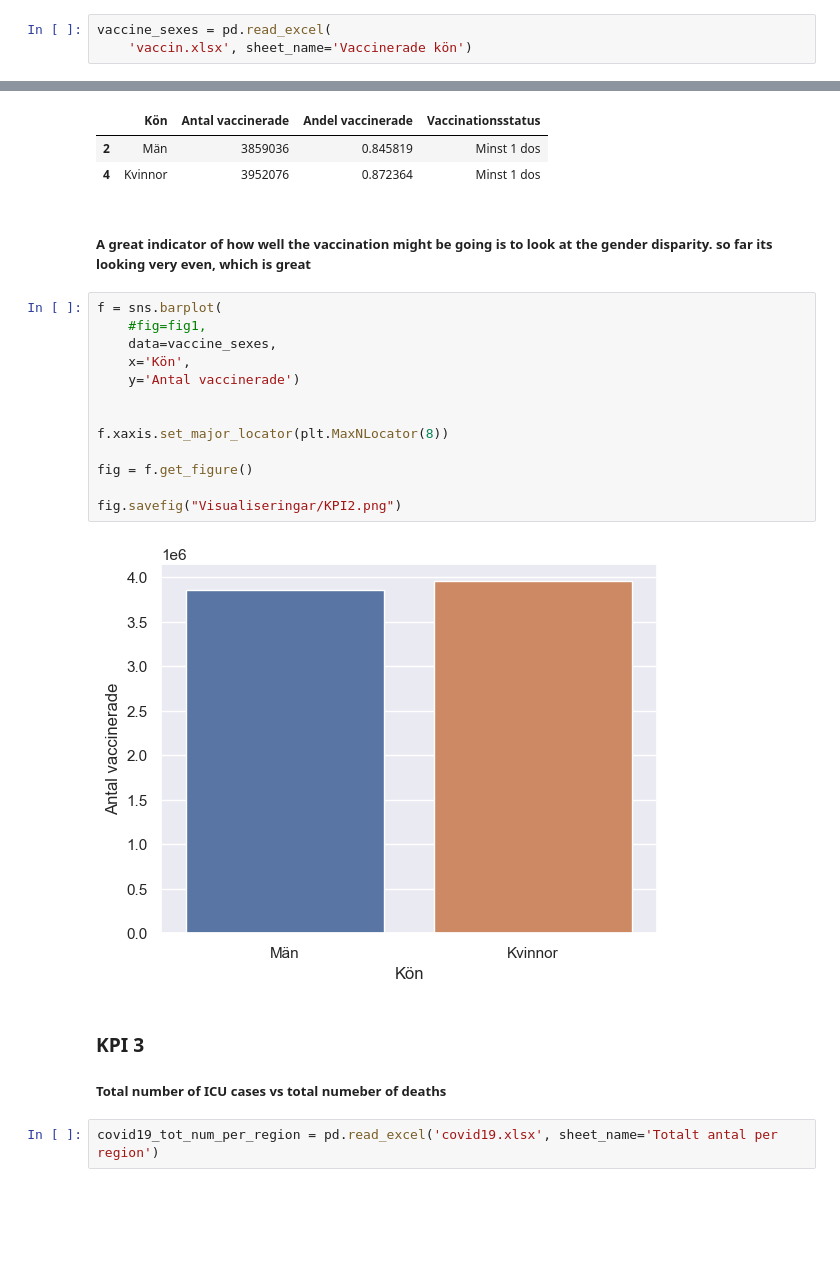
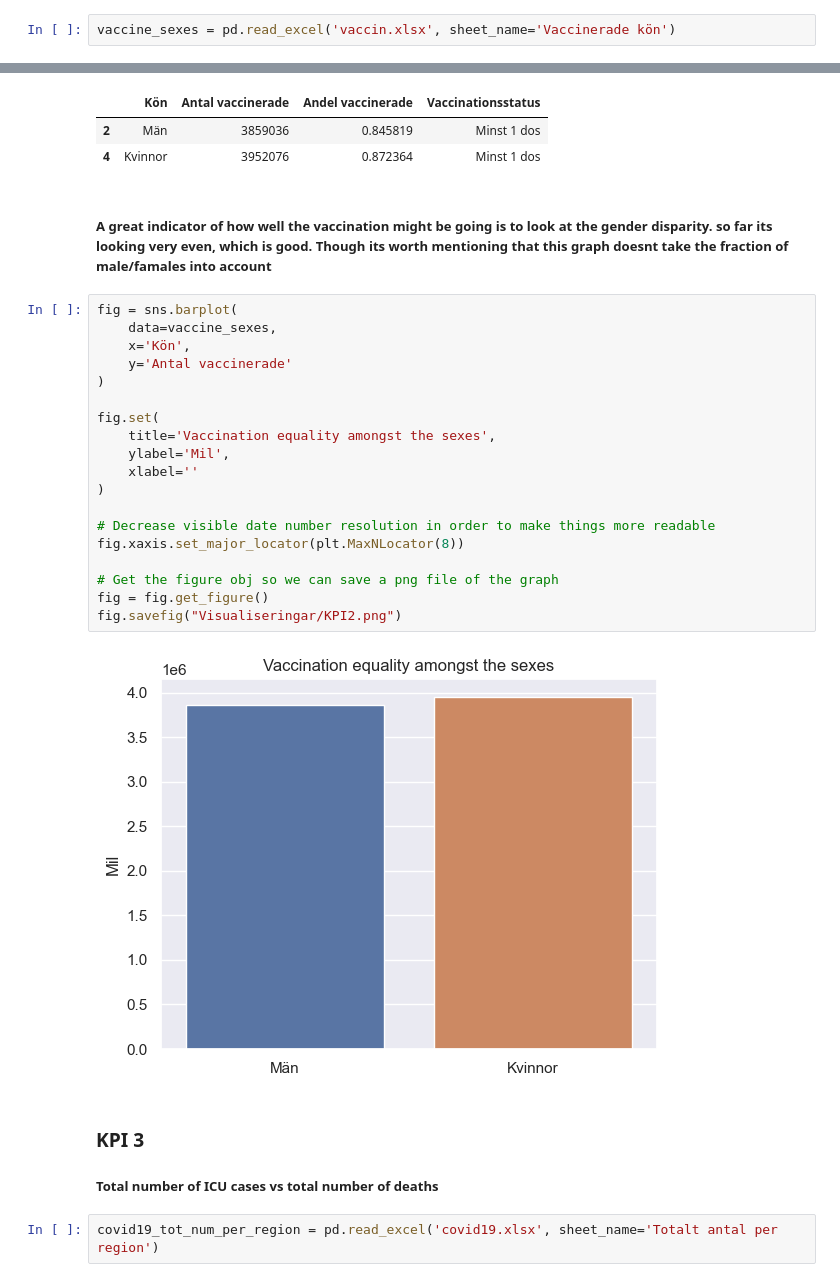
Before and after one commit to Kevy69/Databehandling-Kevin, a Jupyter notebook: Labs/Lab 1/Lab1.ipynb, the cells around one changed output, grey strips where cells are left out. Drawn from its saved outputs; the diff is of its cells as text; blank space fills up the shorter version.

```diff
--- a/Labs/Lab 1/Testing.ipynb
+++ b/Labs/Lab 1/Lab1.ipynb
@@ -505,6 +513,5 @@ fig.savefig("Visualiseringar/KPI1.png")
 ### KPI 2
 ##### Vaccination equality amongst the sexes
 # %%
-vaccine_sexes = pd.read_excel(
-    'vaccin.xlsx', sheet_name='Vaccinerade kön')
+vaccine_sexes = pd.read_excel('vaccin.xlsx', sheet_name='Vaccinerade kön')
 # %%
@@ -540,25 +558,31 @@ vaccine_sexes
 | 2 | Män | 3859036 | 0.845819 | Minst 1 dos |
 | 4 | Kvinnor | 3952076 | 0.872364 | Minst 1 dos |
 # %% [markdown]
-##### A great indicator of how well the vaccination might be going is to look at the gender disparity. so far its looking very even, which is great
+##### A great indicator of how well the vaccination might be going is to look at the gender disparity. so far its looking very even, which is good. Though its worth mentioning that this graph doesnt take the fraction of male/famales into account
 # %%
-f = sns.barplot(
-    #fig=fig1,
+fig = sns.barplot(
     data=vaccine_sexes,
     x='Kön',
-    y='Antal vaccinerade')
+    y='Antal vaccinerade'
+)
 
+fig.set(
+    title='Vaccination equality amongst the sexes',
+    ylabel='Mil',
+    xlabel=''
+)
 
-f.xaxis.set_major_locator(plt.MaxNLocator(8))
+# Decrease visible date number resolution in order to make things more readable
+fig.xaxis.set_major_locator(plt.MaxNLocator(8))
 
-fig = f.get_figure()
-
+# Get the figure obj so we can save a png file of the graph
+fig = fig.get_figure()
 fig.savefig("Visualiseringar/KPI2.png")
 # %% [output]
-[figure, old version]
+[figure, new version]
 # %% [markdown]
 ### KPI 3
-##### Total number of ICU cases vs total numeber of deaths
+##### Total number of ICU cases vs total number of deaths
 # %%
 covid19_tot_num_per_region = pd.read_excel('covid19.xlsx', sheet_name='Totalt antal per region')
 # %% [markdown]
```
Also changed, not shown: parts of 32 cells of this notebook, 11 other files.
